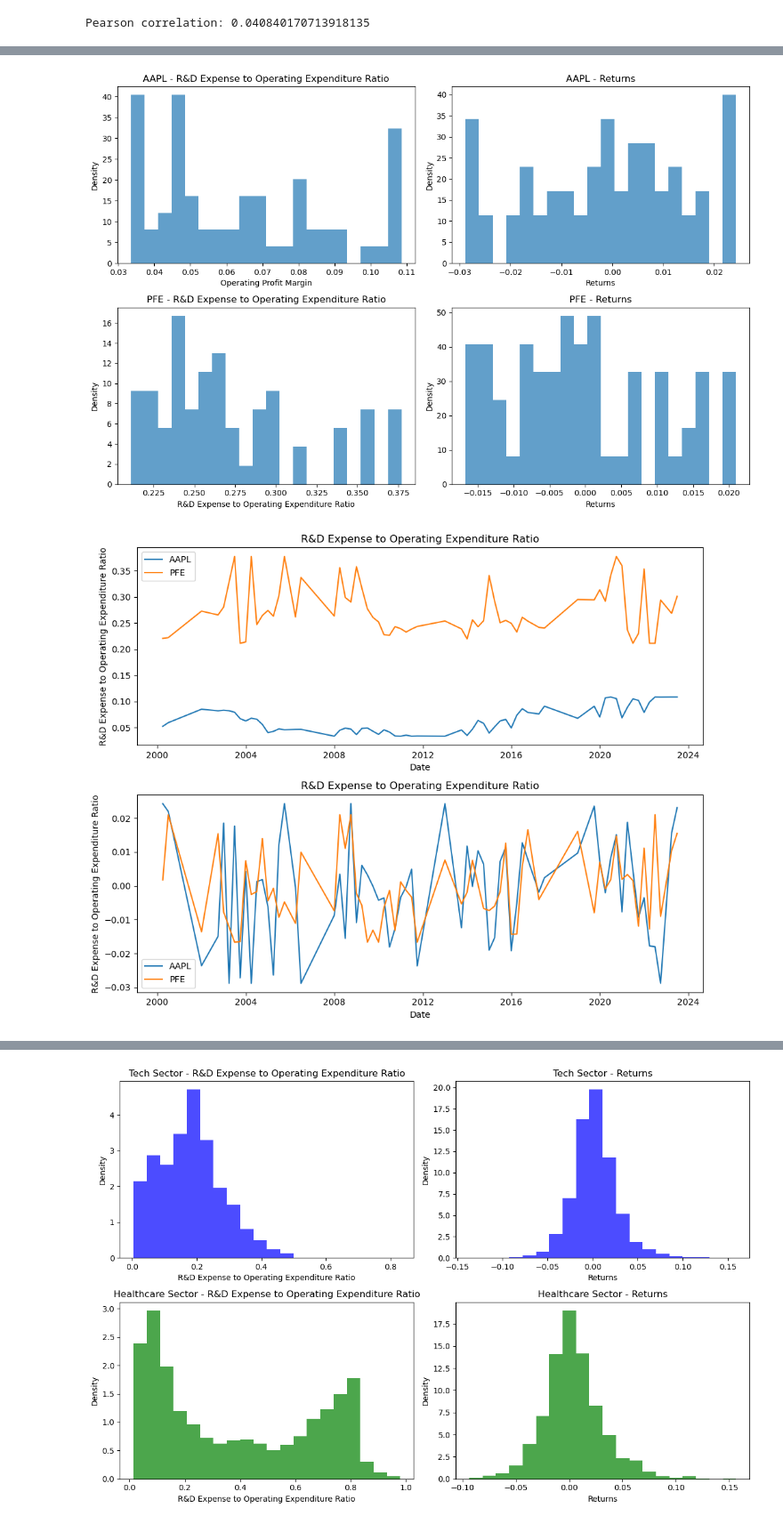
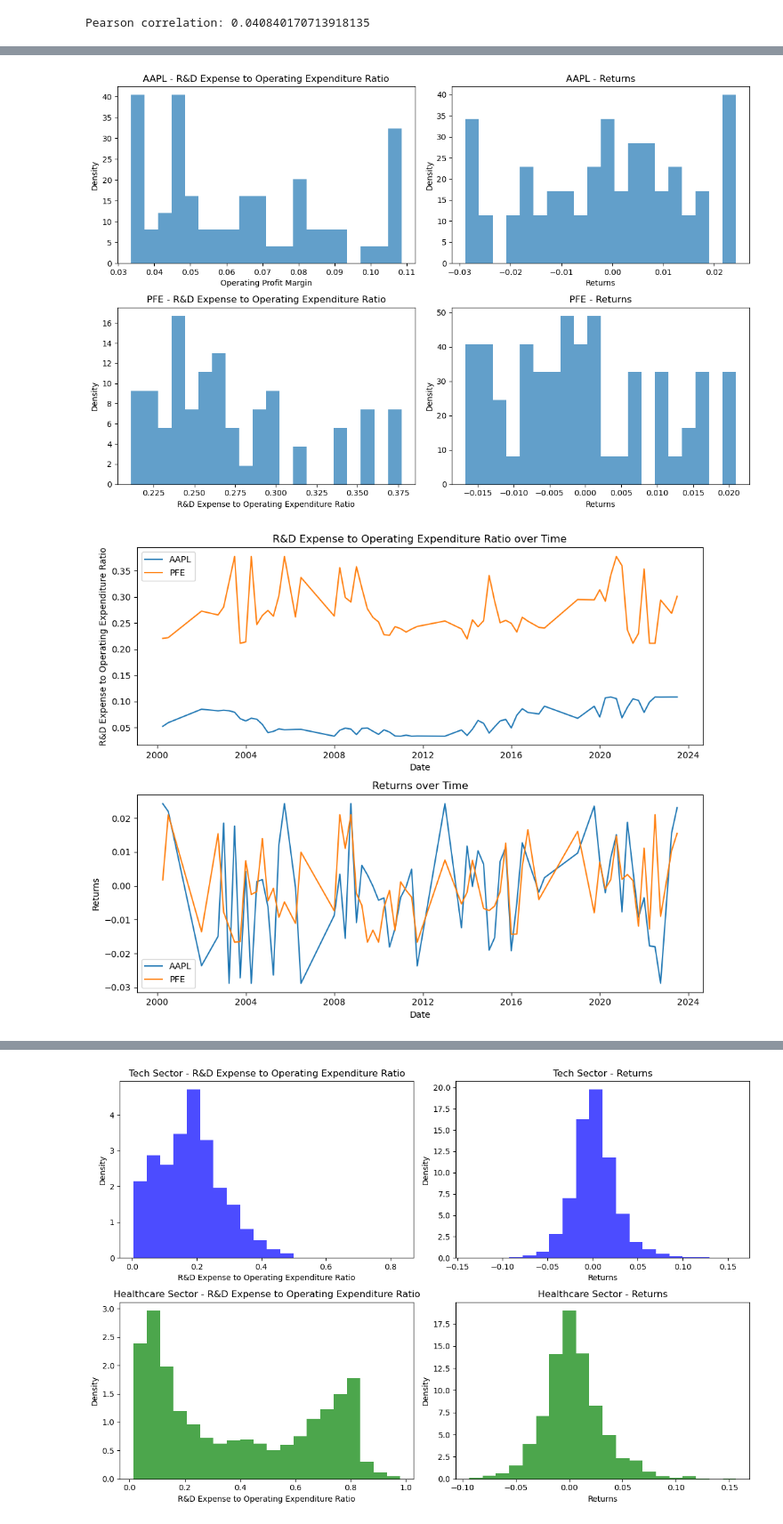
Before and after one commit to ili23/cds-sp24-millennium, a Jupyter notebook: notebooks/rd_to_opex.ipynb, the cells around one changed output, grey strips where cells are left out. Shown at 89% size. Saved outputs shown, nothing was run; the diff lists cells and outputs as text; code cells hidden in the pictures.

```diff
--- a/notebooks/rd_to_opex.ipynb
+++ b/notebooks/rd_to_opex.ipynb
@@ -185,38 +185,38 @@ ax1.plot(tech_df['date'], tech_df['rd_opex'], label=tech_ticker)
 ax1.plot(healthcare_df['date'], healthcare_df['rd_opex'], label=healthcare_ticker)
 ax1.set_xlabel('Date')
 ax1.set_ylabel('R&D Expense to Operating Expenditure Ratio')
-ax1.set_title('R&D Expense to Operating Expenditure Ratio')
+ax1.set_title('R&D Expense to Operating Expenditure Ratio over Time')
 ax1.legend()
 
 ax2.plot(tech_df['date'], tech_df['ret'], label=tech_ticker)
 ax2.plot(healthcare_df['date'], healthcare_df['ret'], label=healthcare_ticker)
 ax2.set_xlabel('Date')
-ax2.set_ylabel('R&D Expense to Operating Expenditure Ratio')
-ax2.set_title('R&D Expense to Operating Expenditure Ratio')
+ax2.set_ylabel('Returns')
+ax2.set_title('Returns over Time')
 ax2.legend()
 
 plt.tight_layout()
 plt.show()
 # %% [output]
 AAPL  Data:
              date   gvkey ticker    cusip_x gsector      cshoq    xrdq  \
 26388  2000-03-31  001690   AAPL  037833100      45    162.680    92.0
 26389  2000-06-30  001690   AAPL  037833100      45    324.826    97.0
 26390  2001-12-31  001690   AAPL  037833100      45    352.459   113.0
 26391  2002-09-30  001690   AAPL  037833100      45    358.959   117.0
 26392  2002-12-31  001690   AAPL  037833100      45    360.257   121.0
 ...           ...     ...    ...        ...     ...        ...     ...
 26449  2022-03-31  001690   AAPL  037833100      45  16207.568  6387.0
 26450  2022-06-30  001690   AAPL  037833100      45  16095.378  6797.0
 26451  2022-09-30  001690   AAPL  037833100      45  15943.425  6761.0
 26452  2023-03-31  001690   AAPL  037833100      45  15723.406  7457.0
 ... (66 lines left out)
 14796  230316.000000
 14797  207058.600000
 
 [65 rows x 15 columns]
 [figure]
-[figure, old version]
+[figure, new version]
 # %%
 # Select all tech and healthcare stocks based on 'gsector' column
 tech_stocks = df_merged[df_merged['gsector'] == "45"]
```
